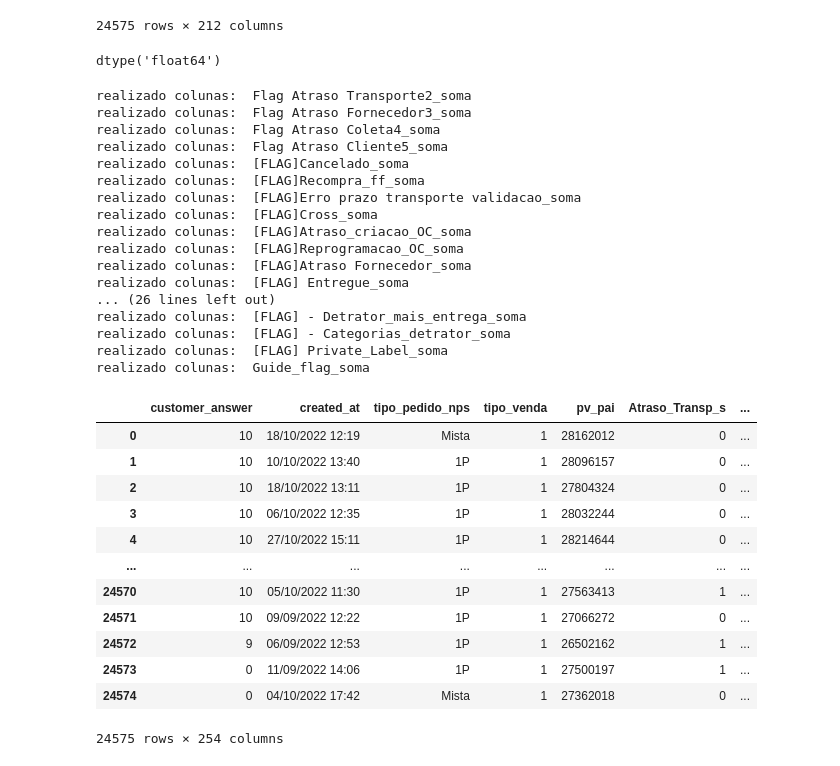
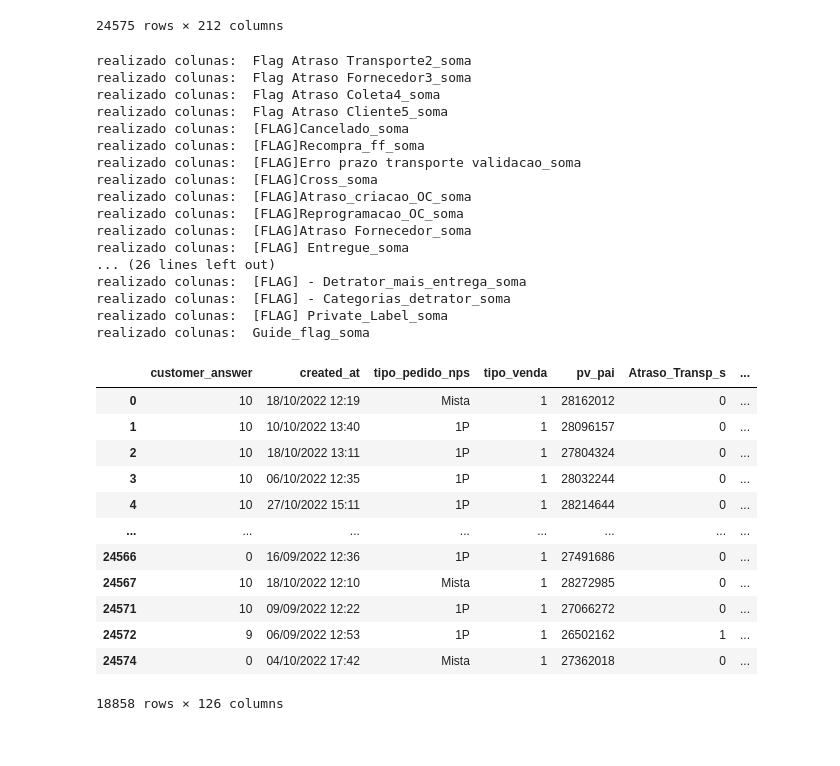
Before and after one commit to mvvilasboas/NPS_Bulky, a Jupyter notebook: analise_corr_outro.ipynb, the cells around one changed output. Saved outputs shown, nothing was run; the diff lists cells and outputs as text; code cells hidden in the pictures.

```diff
--- a/analise_corr_outro.ipynb
+++ b/analise_corr_outro.ipynb
@@ -33,13 +57,13 @@ base
 | 24573 | 0 | 11/09/2022 14:06 | 1P | 1 | 27500197 | 1 | ... |
 | 24574 | 0 | 04/10/2022 17:42 | Mista | 1 | 27362018 | 0 | ... |
 24575 rows × 212 columns
-# %%
-base['Flag Atraso Transporte2'].dtypes
-# %% [output]
-dtype('float64')
 # %%
 import re
+from numpy import unicode_
 
+
+base = pd.read_csv(r"D:\analise_corr()\analise_dummy_ou_outros (version 1).csv",sep=';', encoding='ISO-8859-1')
+base
 
 def somase(data_frame):
 
@@ -67,36 +91,70 @@ def somase(data_frame):
 
 
 base = somase(base)
 
+
+
+base = base.drop_duplicates(subset='pv_pai', keep='first')
+####
+base = base.drop(columns=['3. Sac_pos_entrega_s','97 Atraso WMS_s','96 Recompra_s','Reclamacao_cliente_s','Info_Encontradas_s','Coluna34','Coluna4',
+'Coluna2','cidade_cliente','pedped','cep','chave_nfm','chave_ped','nf_fornecedor','fornecedor','nf_mi','data_compra_cliente','sku',
+'categoria_old','categoria_new','head_categoria','descricao','chave_pedped','pedido_x','origem','destino','tp_t3','data_criacao_oc',
+'data_aprovacao','data_limite_fornecedor','data_expedicao','data_limite_cliente','data_limite_coleta','data_limite_transporte','data_bip',
+'data_entregue','pz_total_x','nota_nfd','tp_nf','tp_eagle','status_pedido_portal','Atraso Local V1','OC','Motivo_Recompra','prazo_interno_x',
+'prazo_interno_y','channel','Virada_FF_VAO','Pesso Juridica','pedido_prazo_fornecedor','pedido_prazo_transportadora','cotacao_prazo_transporte',
+'cotacao_prazo_fornecedor','Título Romaneio','Motorista','Roteiro','Prioridade','Codigo_EDI','EDI','Importacao_FF','Atraso Local V2',
+'92.Virada_ff_Vao','91.Erro de Prazo Transporte','89.Reversa','1. Depara Transportadora','2. Pratica_indevida','3. Sac_pos_entrega',
+'97 Atraso WMS','96 Recompra','Consolidador','Data_resposta','Media_dia_x_resposta','Motivo_sac Entrega','Reclamacao_cliente','chave_TP',
+'DePara_TP_Parceiro:','Rank_Regras','[Prazo] aux','Dia Sem. Aprovação','Feriado','Prazo Vendido','Delta prazo cotado',
+'Data Limite Cotado','aux Comparação Prazo Total (Cotado x Vendido)','Aux_coleta','Prazo_interno','Prazo_x_exp','CEP2','Pedido_original_Recompra',
+'Data_Limite_para_Recompra','nova_data_limite','Aging_cliente','data-entrega','Chave_espaco_2','Fornecedor_ocr_desc',
+'Guide','Categoria_nova_estrutura','Cabe_casa',
+'Yes_casa','% detrator_categorias','qtd. categoria_detrator','1 cat','2 cat','3 cat','4 cat','5 cat','Loja',
+'[compra] Foi fácil realizar sua compra?','Estado_destino_sigla','Semana','Mês',
+'[pagamento] Como foi a sua experiência com relação ao pagamento do produto adquirido?','Como foi sua experiência enquanto esperava o seu produto?','[entrega] Você ficou satisfeito(a) com a entrega?',
+'[produto] O produto atendeu às suas expectativas?','[atendimento] Você ficou satisfeito com nosso atendimento?','[entrega]] A embalagem chegou com problemas (rasgada, danificada, molhada...)',
+'[entrega]] A entrega foi feita fora do prazo','[[entrega]] Achei o prazo de entrega muito longo.]',
+'[[entrega]] Achei o valor do frete muito alto.]','[[entrega]] Não foi possível agendar a entrega.]',
+'[atendimento]] (aberta) Outro. Por favor, especifique:]','(aberta) Como foi sua experiência enquanto esperava o seu produto?',
+'[compra]] (aberta) Foi fácil realizar sua compra?]','[entrega]] (aberta) Por favor, nos conte mais sobre a sua experiência.',
+'[entrega]] (aberta) Você ficou satisfeito(a) com a entrega?','[pagamento]] (aberta) Visando melhorar essa experiência, você pode contar quais d',
+'[produto]] (aberta) Por favor, nos conte mais sobre a sua resposta'
+])
+
 base
+base.to_csv(r'base_dummy.csv', index=False)
+
+
+
+base
 # %% [output]
 realizado colunas:  Flag Atraso Transporte2_soma
 realizado colunas:  Flag Atraso Fornecedor3_soma
 realizado colunas:  Flag Atraso Coleta4_soma
 realizado colunas:  Flag Atraso Cliente5_soma
 realizado colunas:  [FLAG]Cancelado_soma
 realizado colunas:  [FLAG]Recompra_ff_soma
 realizado colunas:  [FLAG]Erro prazo transporte validacao_soma
 realizado colunas:  [FLAG]Cross_soma
 realizado colunas:  [FLAG]Atraso_criacao_OC_soma
 realizado colunas:  [FLAG]Reprogramacao_OC_soma
 realizado colunas:  [FLAG]Atraso Fornecedor_soma
 realizado colunas:  [FLAG] Entregue_soma
 ... (26 lines left out)
 realizado colunas:  [FLAG] - Detrator_mais_entrega_soma
 realizado colunas:  [FLAG] - Categorias_detrator_soma
 realizado colunas:  [FLAG] Private_Label_soma
 realizado colunas:  Guide_flag_soma
 |  | customer_answer | created_at | tipo_pedido_nps | tipo_venda | pv_pai | Atraso_Transp_s | ... |
 | 0 | 10 | 18/10/2022 12:19 | Mista | 1 | 28162012 | 0 | ... |
 | 1 | 10 | 10/10/2022 13:40 | 1P | 1 | 28096157 | 0 | ... |
 | 2 | 10 | 18/10/2022 13:11 | 1P | 1 | 27804324 | 0 | ... |
 | 3 | 10 | 06/10/2022 12:35 | 1P | 1 | 28032244 | 0 | ... |
 | 4 | 10 | 27/10/2022 15:11 | 1P | 1 | 28214644 | 0 | ... |
 | ... | ... | ... | ... | ... | ... | ... | ... |
-| 24570 | 10 | 05/10/2022 11:30 | 1P | 1 | 27563413 | 1 | ... |
+| 24566 | 0 | 16/09/2022 12:36 | 1P | 1 | 27491686 | 0 | ... |
+| 24567 | 10 | 18/10/2022 12:10 | Mista | 1 | 28272985 | 0 | ... |
 | 24571 | 10 | 09/09/2022 12:22 | 1P | 1 | 27066272 | 0 | ... |
 | 24572 | 9 | 06/09/2022 12:53 | 1P | 1 | 26502162 | 1 | ... |
-| 24573 | 0 | 11/09/2022 14:06 | 1P | 1 | 27500197 | 1 | ... |
 | 24574 | 0 | 04/10/2022 17:42 | Mista | 1 | 27362018 | 0 | ... |
-24575 rows × 254 columns
+18858 rows × 126 columns
```
Also changed, not shown: parts of 6 cells of this notebook, 1 other file.
